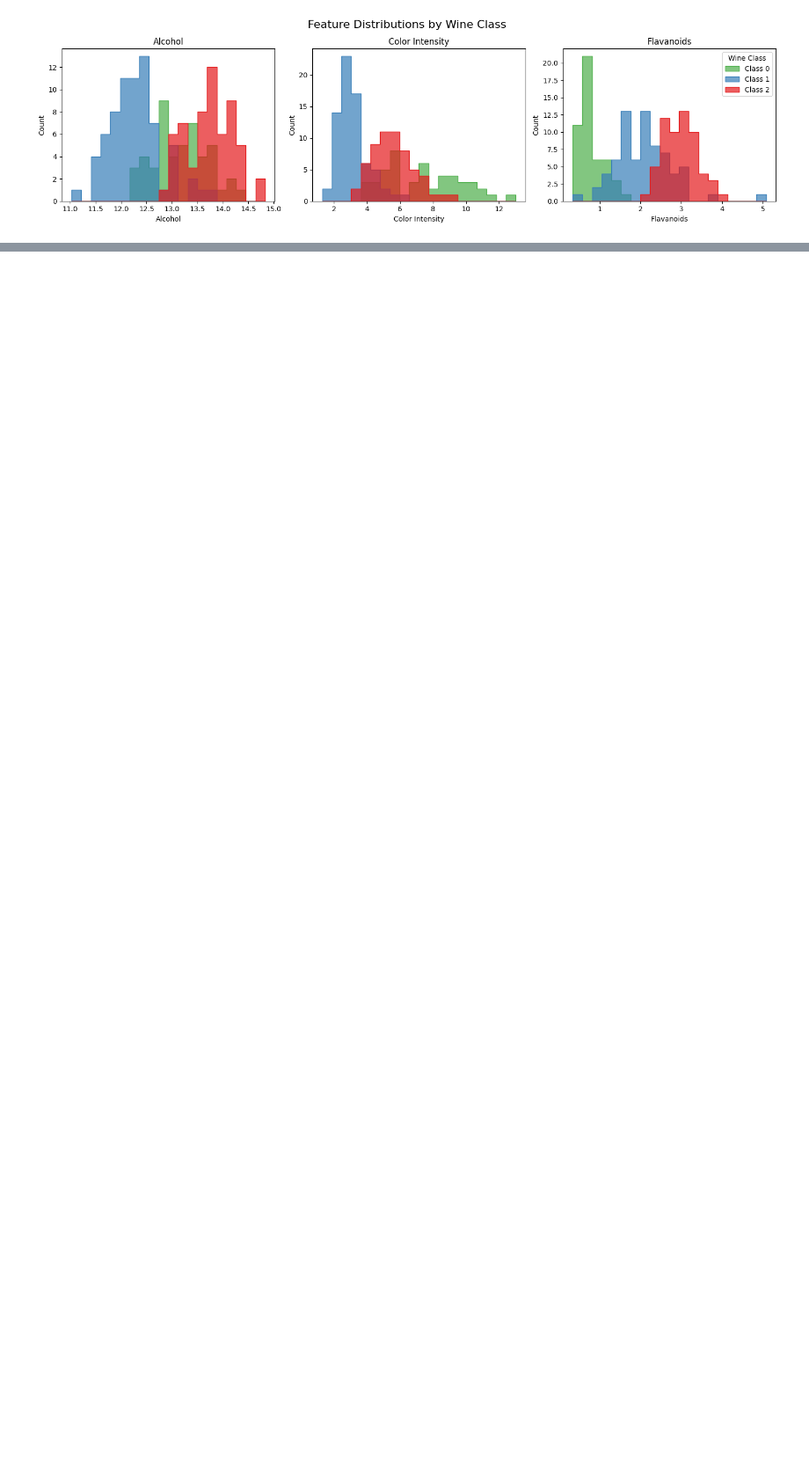
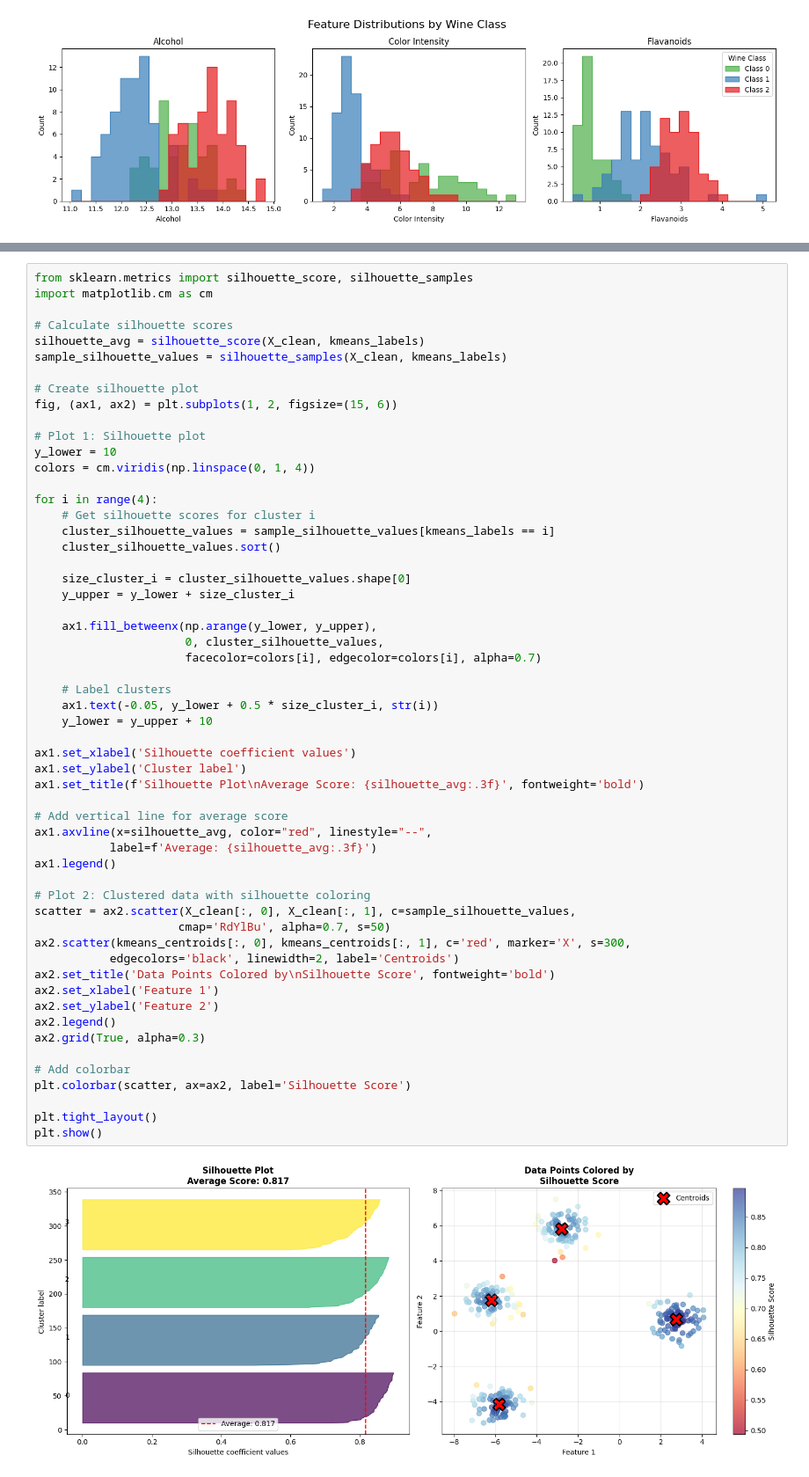
Before and after one commit to Jamoser123/PNR_Advanced_DataScience, a Jupyter notebook: 3_Clustering/HandsOn_Clustering.ipynb, the cells around one changed output, grey strips where cells are left out. Shown at 88% size. Cells and saved outputs as stored; diff of their text form; blank space fills up the shorter version.

```diff
--- a/3_Clustering/HandsOn_Clustering.ipynb
+++ b/3_Clustering/HandsOn_Clustering.ipynb
@@ -352,0 +457,58 @@ plt.show()
+# %%
+from sklearn.metrics import silhouette_score, silhouette_samples
+import matplotlib.cm as cm
+
+# Calculate silhouette scores
+silhouette_avg = silhouette_score(X_clean, kmeans_labels)
+sample_silhouette_values = silhouette_samples(X_clean, kmeans_labels)
+
+# Create silhouette plot
+fig, (ax1, ax2) = plt.subplots(1, 2, figsize=(15, 6))
+
+# Plot 1: Silhouette plot
+y_lower = 10
+colors = cm.viridis(np.linspace(0, 1, 4))
+
+for i in range(4):
+    # Get silhouette scores for cluster i
+    cluster_silhouette_values = sample_silhouette_values[kmeans_labels == i]
+    cluster_silhouette_values.sort()
+
+    size_cluster_i = cluster_silhouette_values.shape[0]
+    y_upper = y_lower + size_cluster_i
+
+    ax1.fill_betweenx(np.arange(y_lower, y_upper),
+                      0, cluster_silhouette_values,
+                      facecolor=colors[i], edgecolor=colors[i], alpha=0.7)
+
+    # Label clusters
+    ax1.text(-0.05, y_lower + 0.5 * size_cluster_i, str(i))
+    y_lower = y_upper + 10
+
+ax1.set_xlabel('Silhouette coefficient values')
+ax1.set_ylabel('Cluster label')
+ax1.set_title(f'Silhouette Plot\nAverage Score: {silhouette_avg:.3f}', fontweight='bold')
+
+# Add vertical line for average score
+ax1.axvline(x=silhouette_avg, color="red", linestyle="--",
+           label=f'Average: {silhouette_avg:.3f}')
+ax1.legend()
+
+# Plot 2: Clustered data with silhouette coloring
+scatter = ax2.scatter(X_clean[:, 0], X_clean[:, 1], c=sample_silhouette_values,
+                     cmap='RdYlBu', alpha=0.7, s=50)
+ax2.scatter(kmeans_centroids[:, 0], kmeans_centroids[:, 1], c='red', marker='X', s=300,
+           edgecolors='black', linewidth=2, label='Centroids')
+ax2.set_title('Data Points Colored by\nSilhouette Score', fontweight='bold')
+ax2.set_xlabel('Feature 1')
+ax2.set_ylabel('Feature 2')
+ax2.legend()
+ax2.grid(True, alpha=0.3)
+
+# Add colorbar
+plt.colorbar(scatter, ax=ax2, label='Silhouette Score')
+
+plt.tight_layout()
+plt.show()
+# %% [output]
+[figure, added]
```
Also changed, not shown: parts of 18 cells of this notebook.
